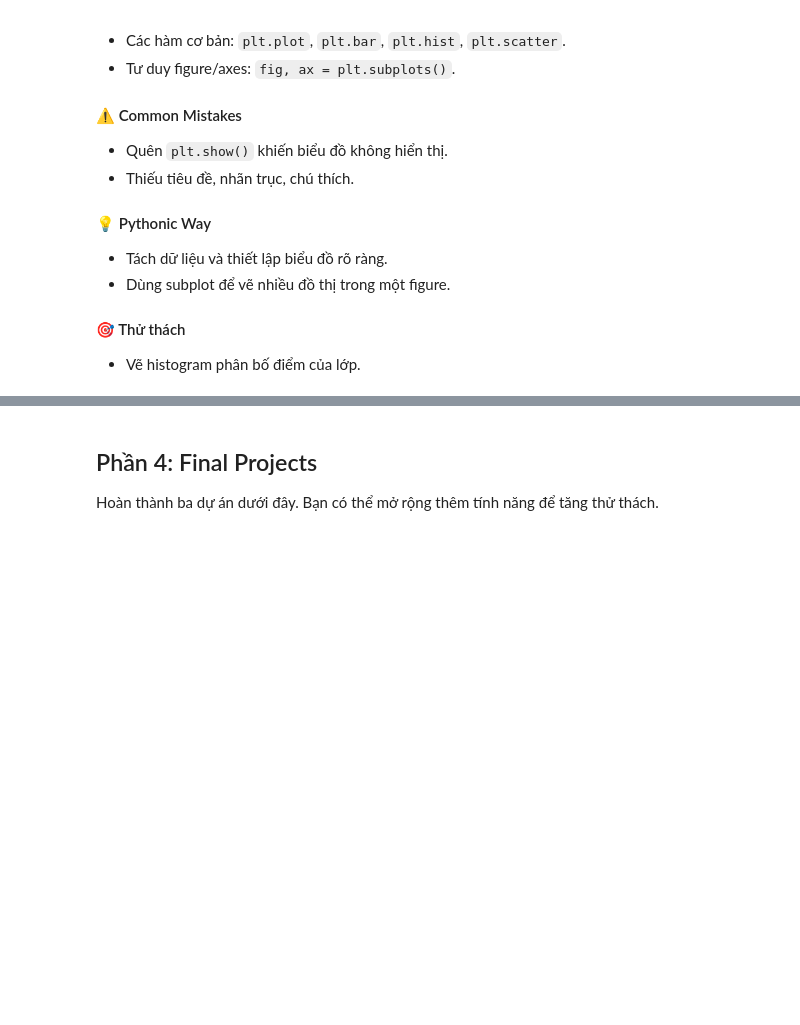
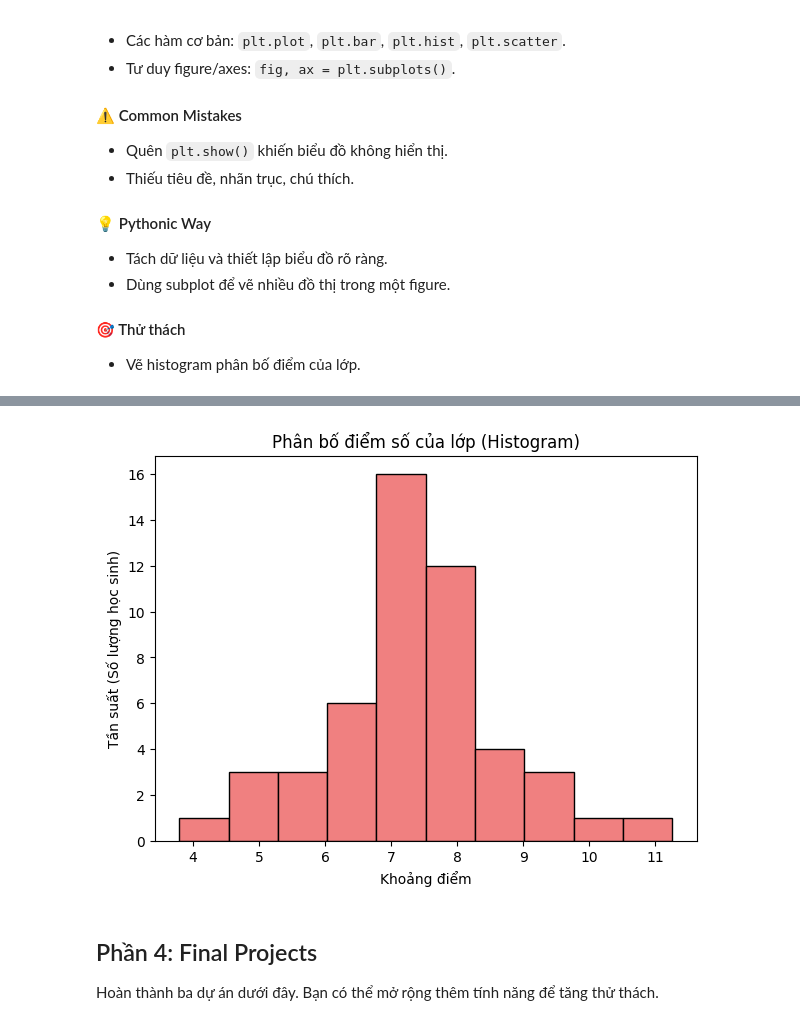
Before and after one commit to Minh-Tuan65/minhtuan-challenge-AI2526, a Jupyter notebook: python_challenge_week.ipynb, the cells around one changed output, grey strips where cells are left out. Cells and saved outputs as stored; diff of their text form; code cells hidden in the pictures; blank space fills up the shorter version.

```diff
--- a/python_challenge_week.ipynb
+++ b/python_challenge_week.ipynb
@@ -514,3 +564,40 @@ class_scores = np.random.normal(loc=7.5, scale=1.2, size=50)
+# %%
+# 🎯 Thử thách: Histogram phân bố điểm
+# TODO: Cho danh sách điểm, vẽ histogram với matplotlib
+class_scores = np.random.normal(loc=7.5, scale=1.2, size=50)
+# Gợi ý: dùng plt.hist(..., bins=10), thêm tiêu đề và nhãn trục
+
+import matplotlib.pyplot as plt
+import numpy as np
+
+# 🎯 Thử thách: Histogram phân bố điểm
+# TODO: Cho danh sách điểm, vẽ histogram với matplotlib
+
+# 1. Tạo dữ liệu điểm ngẫu nhiên
+# Lấy mẫu ngẫu nhiên từ phân phối chuẩn:
+#   - loc=7.5: Giá trị trung bình là 7.5
+#   - scale=1.2: Độ lệch chuẩn là 1.2
+#   - size=50: Kích thước mẫu là 50 (50 điểm)
+class_scores = np.random.normal(loc=7.5, scale=1.2, size=50)
+
+# 2. Tạo hình và trục
+fig, ax = plt.subplots(figsize=(7, 5))
+
+# 3. Vẽ Histogram
+#   - data: Dữ liệu điểm
+#   - bins=10: Chia dữ liệu thành 10 khoảng (bin)
+#   - edgecolor='black': Thêm viền đen cho mỗi cột để dễ nhìn hơn
+ax.hist(class_scores, bins=10, edgecolor='black', color='lightcoral')
+
+# 4. Thêm Tiêu đề và Nhãn trục
+ax.set_title('Phân bố điểm số của lớp (Histogram)')
+ax.set_xlabel('Khoảng điểm')
+ax.set_ylabel('Tần suất (Số lượng học sinh)')
+
+# 5. Hiển thị biểu đồ
+plt.show()
+# %% [output]
+[figure, added]
 # %% [markdown]
 ## Phần 4: Final Projects
 Hoàn thành ba dự án dưới đây. Bạn có thể mở rộng thêm tính năng để tăng thử thách.
```
Also changed, not shown: parts of 8 cells of this notebook.
